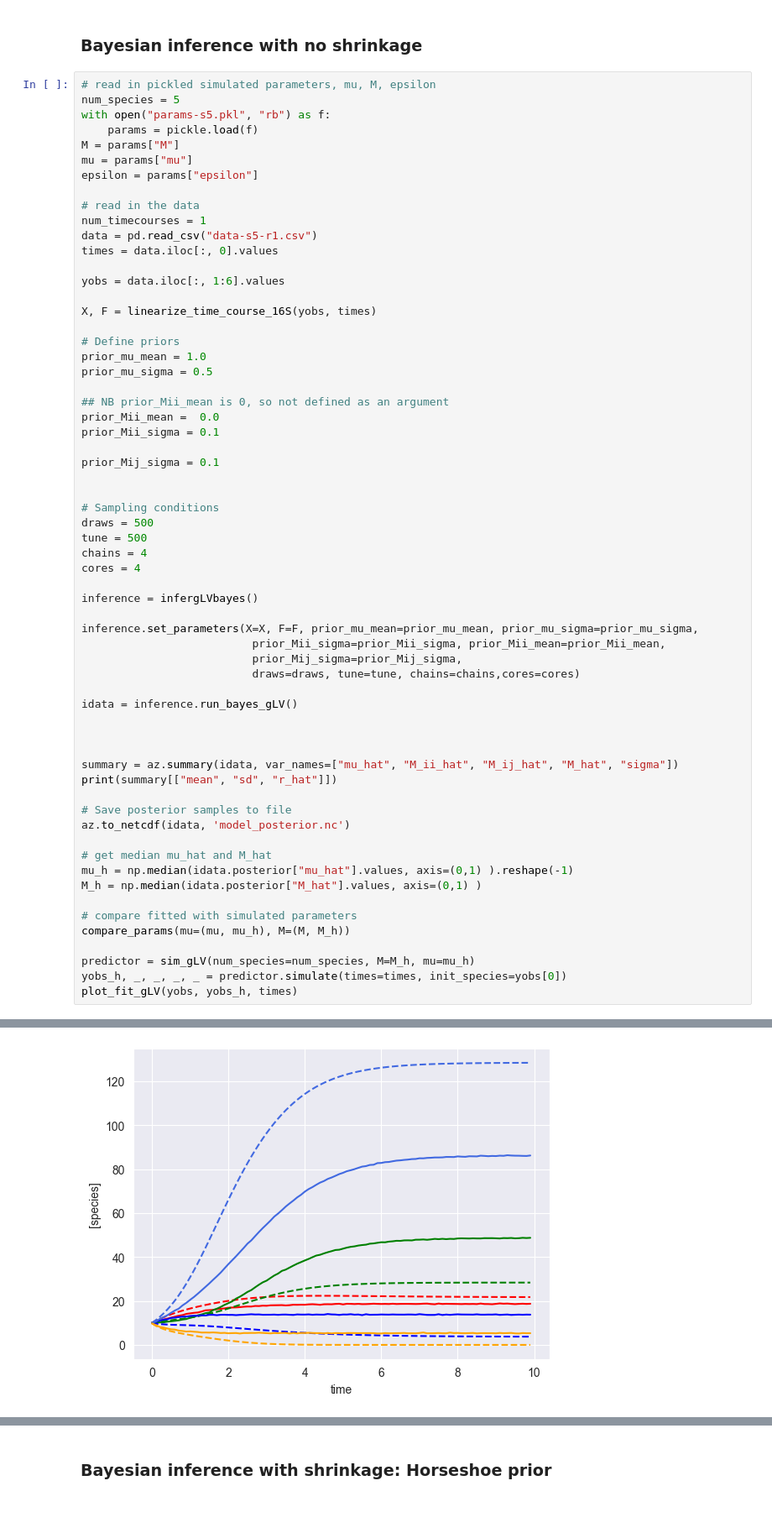
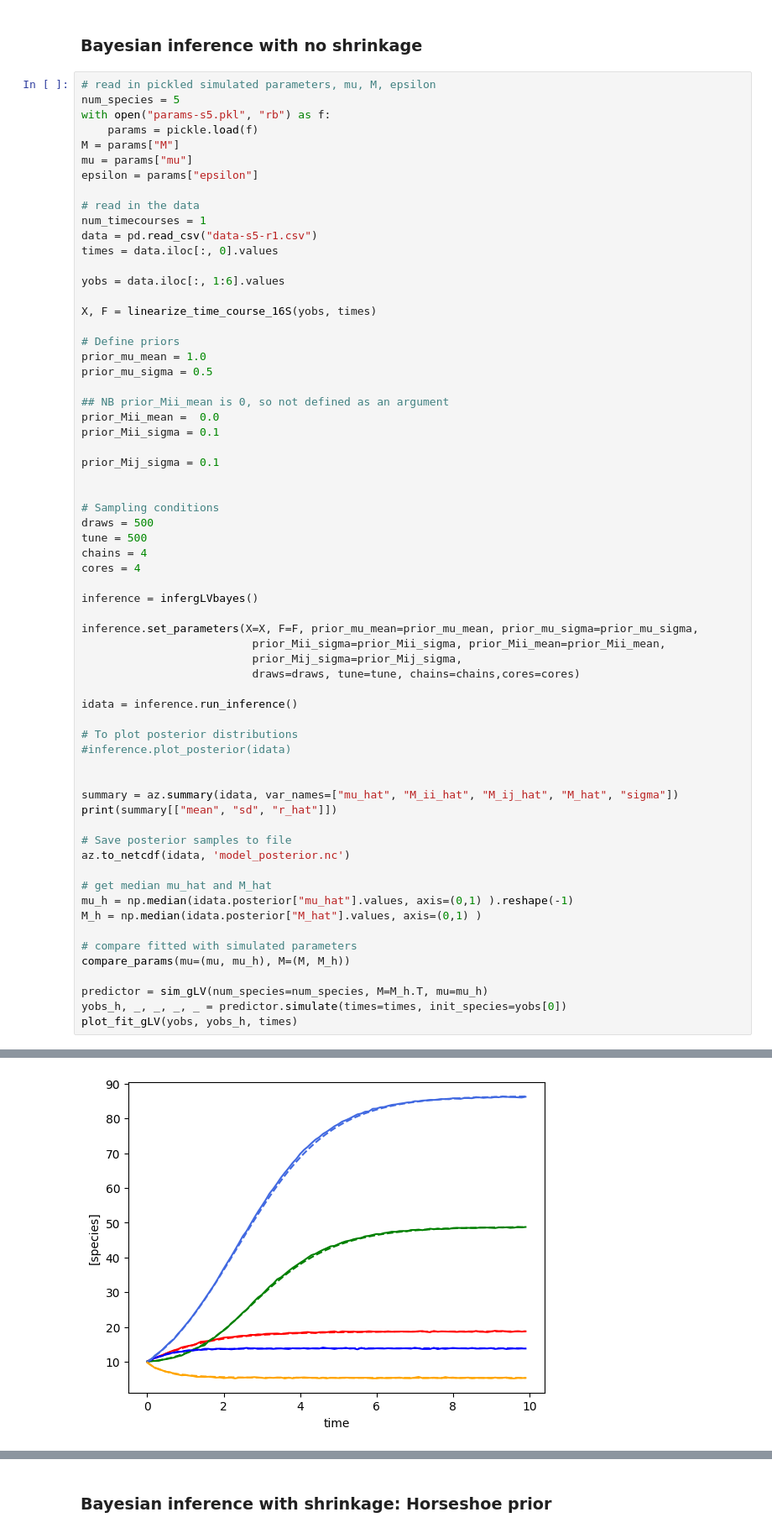
Before and after one commit to ucl-cssb/MIMIC, a Jupyter notebook: docs/source/notebooks/gLV/examples-bayes-gLV.ipynb, the cells around one changed output, grey strips where cells are left out. Shown at 84% size. Cells and saved outputs as stored; diff of their text form; blank space fills up the shorter version.

```diff
--- a/docs/source/notebooks/gLV/examples-bayes-gLV.ipynb
+++ b/docs/source/notebooks/gLV/examples-bayes-gLV.ipynb
@@ -74,8 +72,10 @@ inference.set_parameters(X=X, F=F, prior_mu_mean=prior_mu_mean, prior_mu_sigma=p
                           prior_Mij_sigma=prior_Mij_sigma,
                           draws=draws, tune=tune, chains=chains,cores=cores)
 
-idata = inference.run_bayes_gLV()
+idata = inference.run_inference()
 
+# To plot posterior distributions
+#inference.plot_posterior(idata)
 
 
 summary = az.summary(idata, var_names=["mu_hat", "M_ii_hat", "M_ij_hat", "M_hat", "sigma"])
@@ -91,7 +91,7 @@ M_h = np.median(idata.posterior["M_hat"].values, axis=(0,1) )
 # compare fitted with simulated parameters
 compare_params(mu=(mu, mu_h), M=(M, M_h))
 
-predictor = sim_gLV(num_species=num_species, M=M_h, mu=mu_h)
+predictor = sim_gLV(num_species=num_species, M=M_h.T, mu=mu_h)
 yobs_h, _, _, _, _ = predictor.simulate(times=times, init_species=yobs[0])
 plot_fit_gLV(yobs, yobs_h, times)
 # %% [output]
@@ -131 +130 @@ M_ij_hat[0, 0] -0.109  0.053   1.00
-[figure, old version]
+[figure, new version]
```
Also changed, not shown: parts of 6 cells of this notebook, 2 other files.
